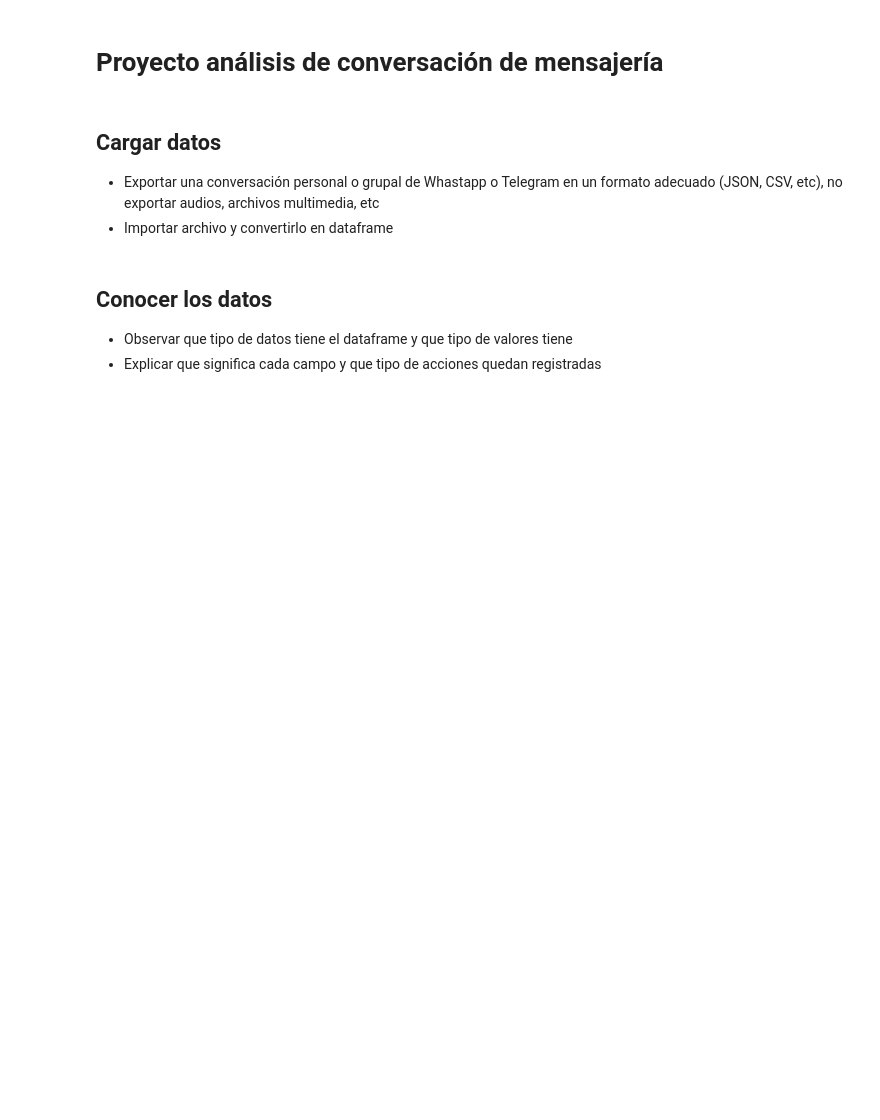
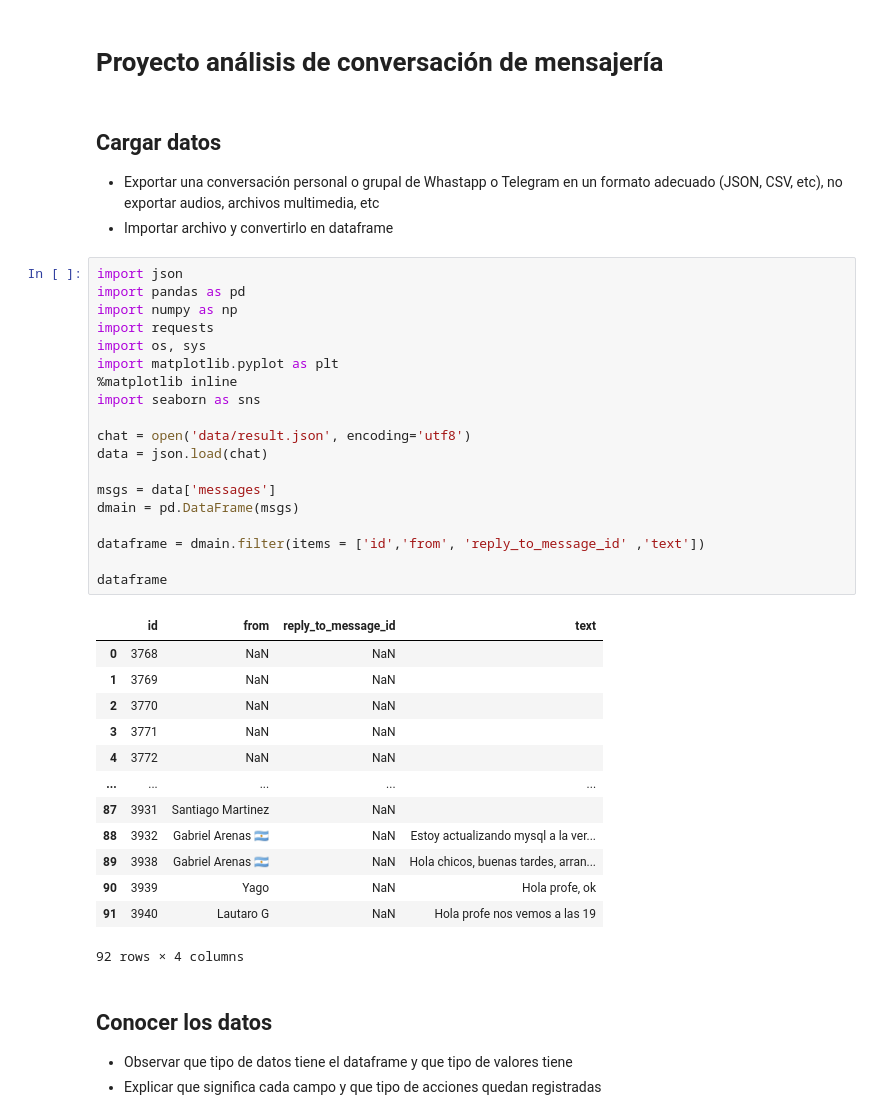
Before and after one commit to Lucas16AR/UM-BDD-II-2021, a Jupyter notebook: TP3.ipynb, the cells around one changed output. Cells and saved outputs as stored; diff of their text form; blank space fills up the shorter version.

```diff
--- a/TP3.ipynb
+++ b/TP3.ipynb
@@ -4,6 +4,39 @@
 ## Cargar datos
 - Exportar una conversación personal o grupal de Whastapp o Telegram en un formato adecuado (JSON, CSV, etc), no exportar audios, archivos multimedia, etc
 - Importar archivo y convertirlo en dataframe
+# %%
+import json
+import pandas as pd
+import numpy as np
+import requests
+import os, sys
+import matplotlib.pyplot as plt
+%matplotlib inline
+import seaborn as sns
+
+chat = open('data/result.json', encoding='utf8')
+data = json.load(chat)
+
+msgs = data['messages']
+dmain = pd.DataFrame(msgs)
+
+dataframe = dmain.filter(items = ['id','from', 'reply_to_message_id' ,'text'])
+
+dataframe
+# %% [output]
+|  | id | from | reply_to_message_id | text |
+| 0 | 3768 | NaN | NaN |  |
+| 1 | 3769 | NaN | NaN |  |
+| 2 | 3770 | NaN | NaN |  |
+| 3 | 3771 | NaN | NaN |  |
+| 4 | 3772 | NaN | NaN |  |
+| ... | ... | ... | ... | ... |
+| 87 | 3931 | Santiago Martinez | NaN |  |
+| 88 | 3932 | Gabriel Arenas 🇦🇷 | NaN | Estoy actualizando mysql a la ver... |
+| 89 | 3938 | Gabriel Arenas 🇦🇷 | NaN | Hola chicos, buenas tardes, arran... |
+| 90 | 3939 | Yago | NaN | Hola profe, ok |
+| 91 | 3940 | Lautaro G | NaN | Hola profe nos vemos a las 19 |
+92 rows × 4 columns
 # %% [markdown]
 ## Conocer los datos
 
```
Also changed, not shown: parts of 10 cells of this notebook, 5 other files.
